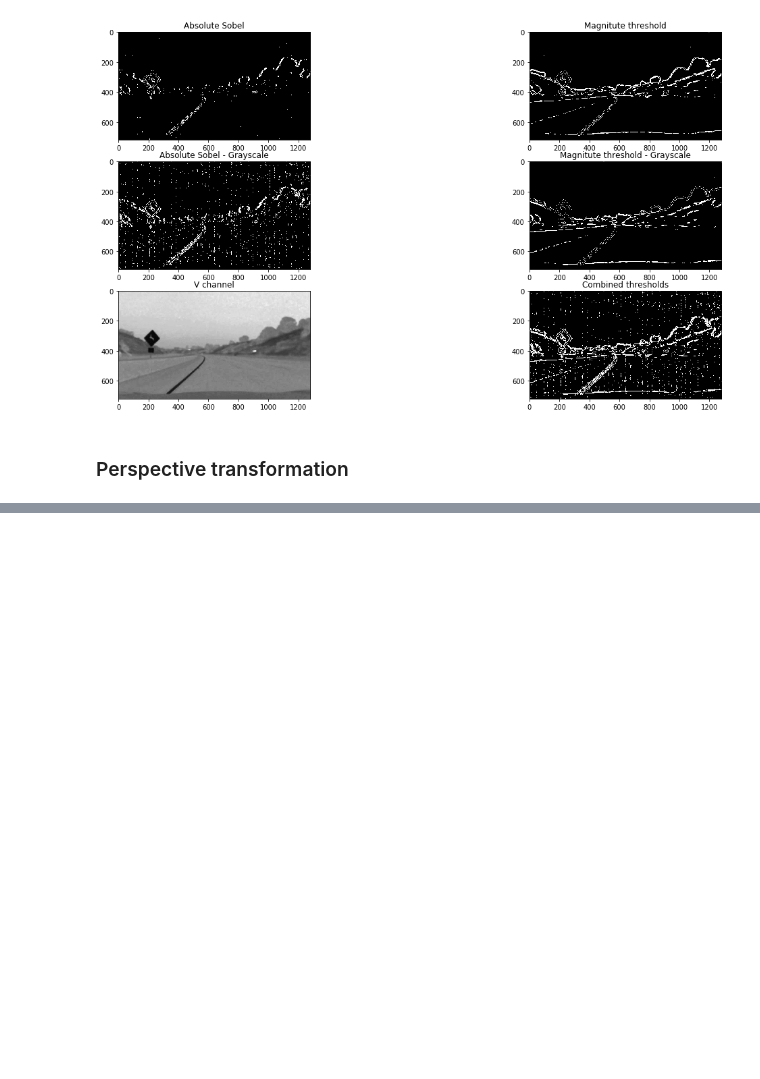
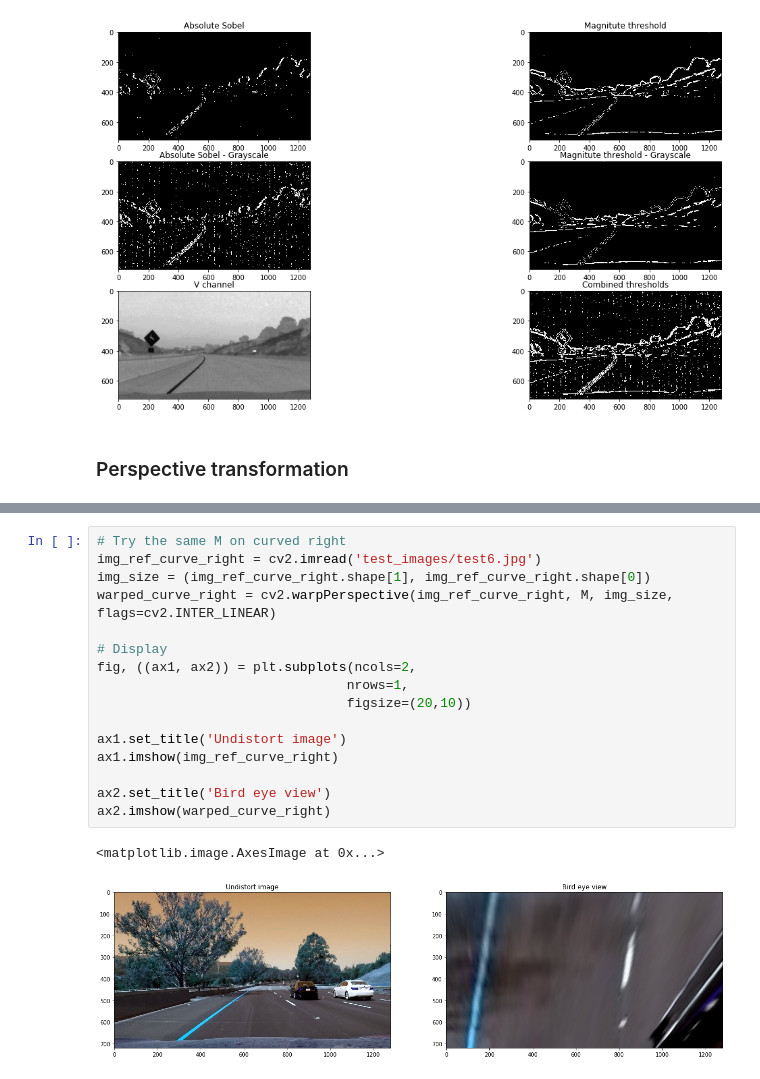
Before and after one commit to anastasia-spb/CarND-Advanced-Lane-Lines, a Jupyter notebook: project2.ipynb, the cells around one changed output, grey strips where cells are left out. Cells and saved outputs as stored; diff of their text form; blank space fills up the shorter version.

```diff
--- a/project2.ipynb
+++ b/project2.ipynb
@@ -299,0 +317,19 @@ WHY
+# %%
+# Try the same M on curved right
+img_ref_curve_right = cv2.imread('test_images/test6.jpg')
+img_size = (img_ref_curve_right.shape[1], img_ref_curve_right.shape[0])
+warped_curve_right = cv2.warpPerspective(img_ref_curve_right, M, img_size, flags=cv2.INTER_LINEAR)
+
+# Display
+fig, ((ax1, ax2)) = plt.subplots(ncols=2,
+                                nrows=1,
+                                figsize=(20,10))
+
+ax1.set_title('Undistort image')
+ax1.imshow(img_ref_curve_right)
+
+ax2.set_title('Bird eye view')
+ax2.imshow(warped_curve_right)
+# %% [output]
+<matplotlib.image.AxesImage at 0x...>
+[figure, added]
```
Also changed, not shown: parts of 13 cells of this notebook.
